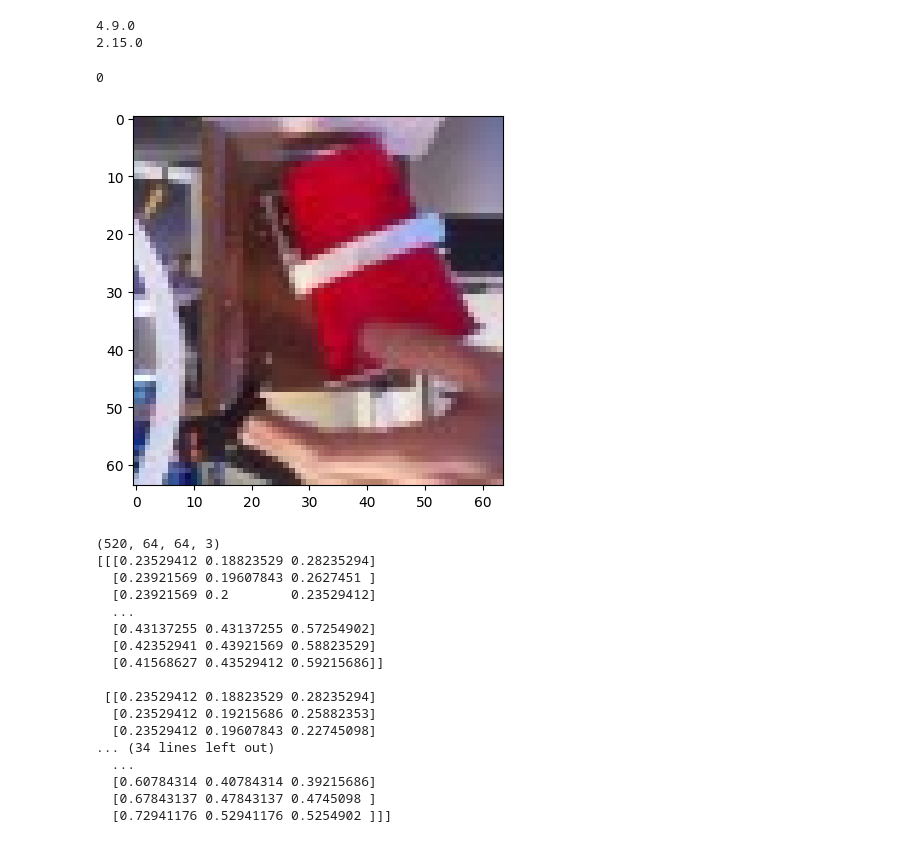
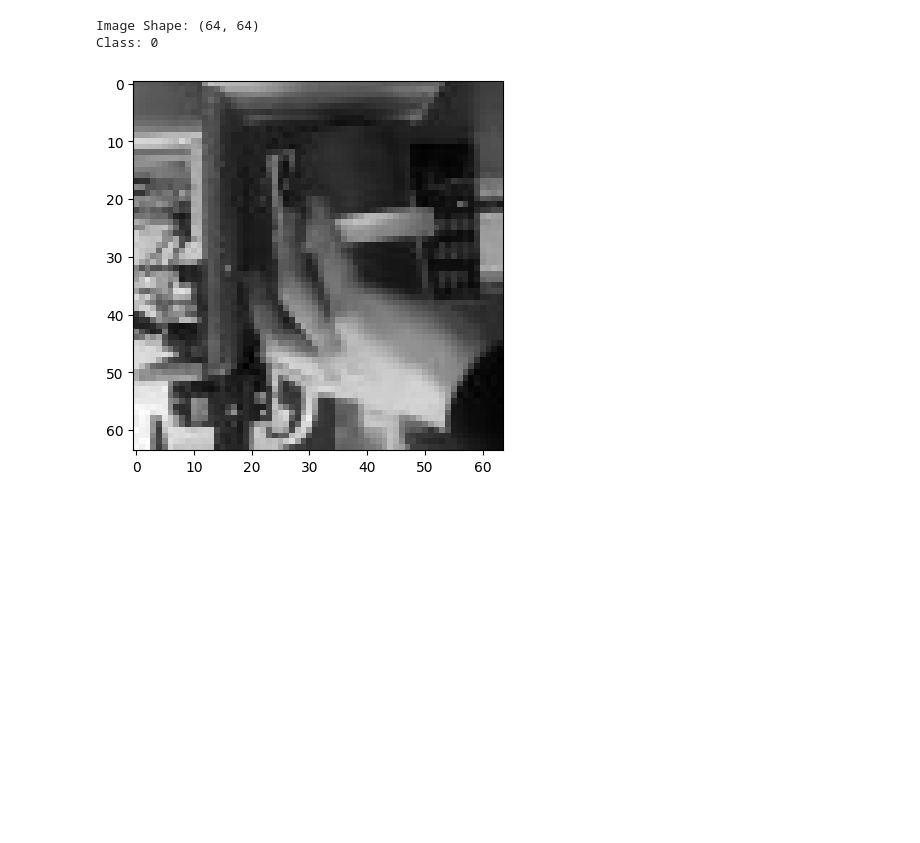
Before and after one commit to vrijtap/artificial-intelligence, a Jupyter notebook: cup-recognition.ipynb, the cells around one changed output. Drawn from its saved outputs; the diff is of its cells as text; code cells hidden in the pictures; blank space fills up the shorter version.

```diff
--- a/cup-recognition.ipynb
+++ b/cup-recognition.ipynb
@@ -5,54 +5,34 @@ import numpy as np
 import matplotlib.pyplot as plt
 import tensorflow as tf
 from sklearn.model_selection import train_test_split
-print(cv2.__version__)
-print(tf.__version__)
-# %% [output]
-4.9.0
-2.15.0
 # %%
-def get_image_paths(root_folder, image_extensions=('.jpg', '.jpeg', '.png')):
-    image_paths = []
-    for foldername, __, filenames in os.walk(root_folder):
-        for filename in filenames:
-            if filename.lower().endswith(image_extensions):
-                image_paths.append(os.path.join(foldername, filename))
-    return image_paths
-
-# Specify the root folder
-root_folder = 'data'
+# Specify the input
+dataset_folder = 'data'
+image_extensions=('.jpg', '.jpeg', '.png')
 
 # Get image paths
-image_paths = get_image_paths(root_folder)
+image_paths = []
+for foldername, __, filenames in os.walk(dataset_folder):
+    for filename in filenames:
+        if filename.lower().endswith(image_extensions):
+            image_paths.append(os.path.join(foldername, filename))
 # %%
-X = np.array(list(map(lambda path: cv2.cvtColor(cv2.imread(path, cv2.IMREAD_COLOR), cv2.COLOR_BGR2RGB), image_paths)))
+# Load the dataset as grayscale images
+X = np.array(list(map(lambda path: cv2.cvtColor(cv2.imread(path, cv2.IMREAD_COLOR), cv2.COLOR_BGR2GRAY), image_paths)))
 X = X / 255.0
 Y = np.array([1 if 'cup' in path else 0 for path in image_paths])
 
-display = 3
-print(Y[display])
-plt.imshow(X[display], cmap='gray')
+# Split the data into training and testing sets
+X_train, X_test, Y_train, Y_test = train_test_split(X, Y, test_size=0.2, random_state=42)
+
+# Display a selected image
+image_selected = 3
+print(f'Image Shape: {X_train[image_selected].shape}')
+print(f'Class: {Y_train[image_selected]}')
+plt.imshow(X_train[image_selected], cmap='gray')
 plt.show()
-print(X.shape)
-print(X[display])
 # %% [output]
-0
+Image Shape: (64, 64)
+Class: 0
-[figure, old version]
+[figure, new version]
-(520, 64, 64, 3)
-[[[0.23529412 0.18823529 0.28235294]
-  [0.23921569 0.19607843 0.2627451 ]
-  [0.23921569 0.2        0.23529412]
-  ...
-  [0.43137255 0.43137255 0.57254902]
-  [0.42352941 0.43921569 0.58823529]
-  [0.41568627 0.43529412 0.59215686]]
-
- [[0.23529412 0.18823529 0.28235294]
-  [0.23529412 0.19215686 0.25882353]
-  [0.23529412 0.19607843 0.22745098]
-... (34 lines left out)
-  ...
-  [0.60784314 0.40784314 0.39215686]
-  [0.67843137 0.47843137 0.4745098 ]
-  [0.72941176 0.52941176 0.5254902 ]]]
 # %%
```
Also changed, not shown: parts of 4 cells of this notebook, 1 other file.
